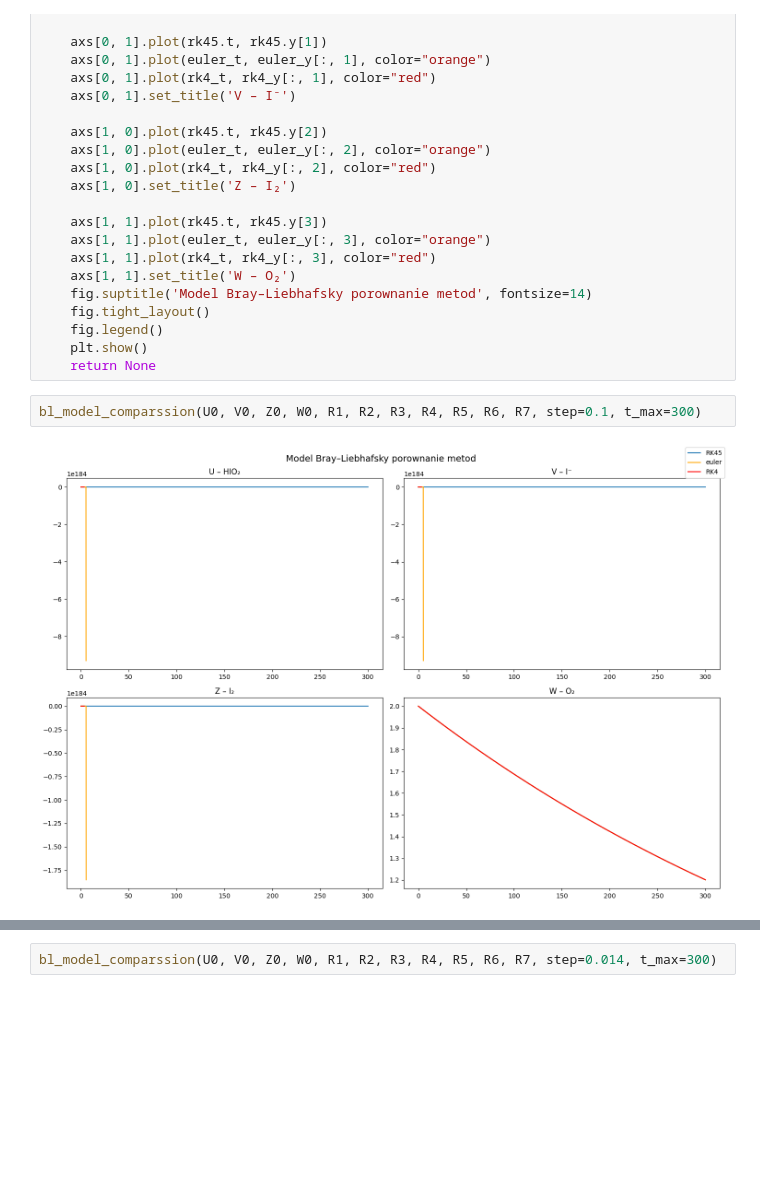
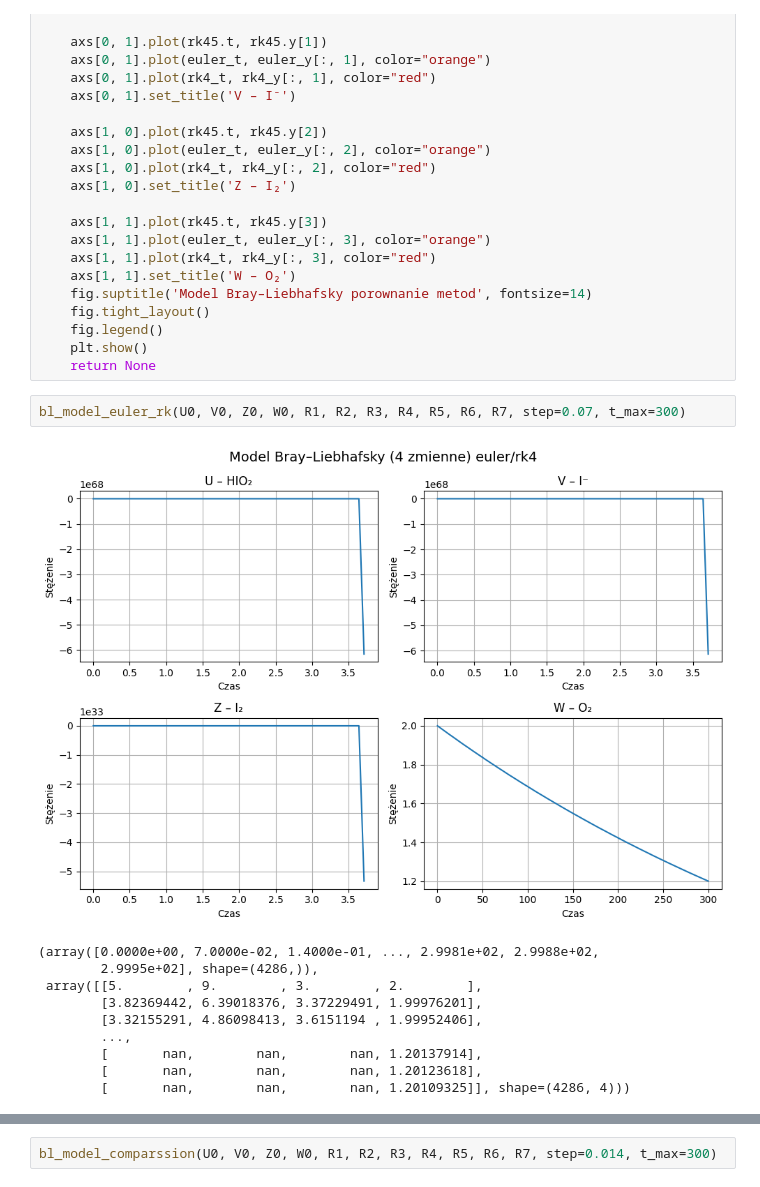
Before and after one commit to Karol-Garbaczewski/Kinetyka-Chemiczna---reakcja-Braya-Liebhafski-ego, a Jupyter notebook: main.ipynb, the cells around one changed output, grey strips where cells are left out. Drawn from its saved outputs; the diff is of its cells as text; blank space fills up the shorter version.

```diff
--- a/main.ipynb
+++ b/main.ipynb
@@ -551,7 +551,16 @@ def bl_model_comparssion(U0, V0, Z0, W0, R1, R2, R3, R4, R5, R6, R7, step=0.001,
     fig.legend()
     plt.show()
     return None
-# %%
-bl_model_comparssion(U0, V0, Z0, W0, R1, R2, R3, R4, R5, R6, R7, step=0.1, t_max=300)
-# %% [output]
-[figure, removed]
+# %%
+bl_model_euler_rk(U0, V0, Z0, W0, R1, R2, R3, R4, R5, R6, R7, step=0.07, t_max=300)
+# %% [output]
+[figure, added]
+(array([0.0000e+00, 7.0000e-02, 1.4000e-01, ..., 2.9981e+02, 2.9988e+02,
+        2.9995e+02], shape=(4286,)),
+ array([[5.        , 9.        , 3.        , 2.        ],
+        [3.82369442, 6.39018376, 3.37229491, 1.99976201],
+        [3.32155291, 4.86098413, 3.6151194 , 1.99952406],
+        ...,
+        [       nan,        nan,        nan, 1.20137914],
+        [       nan,        nan,        nan, 1.20123618],
+        [       nan,        nan,        nan, 1.20109325]], shape=(4286, 4)))
```
Also changed, not shown: parts of 31 cells of this notebook.
